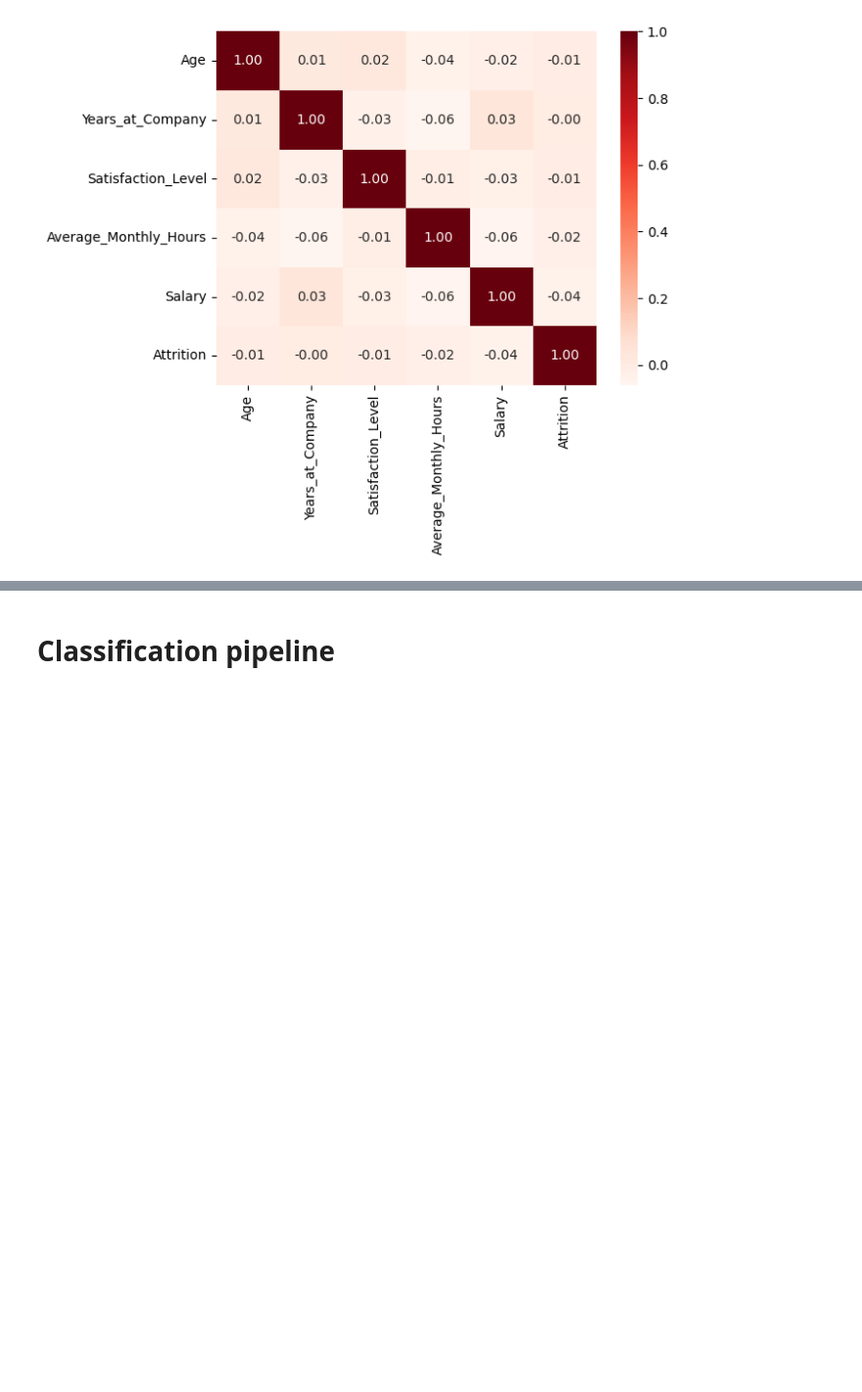
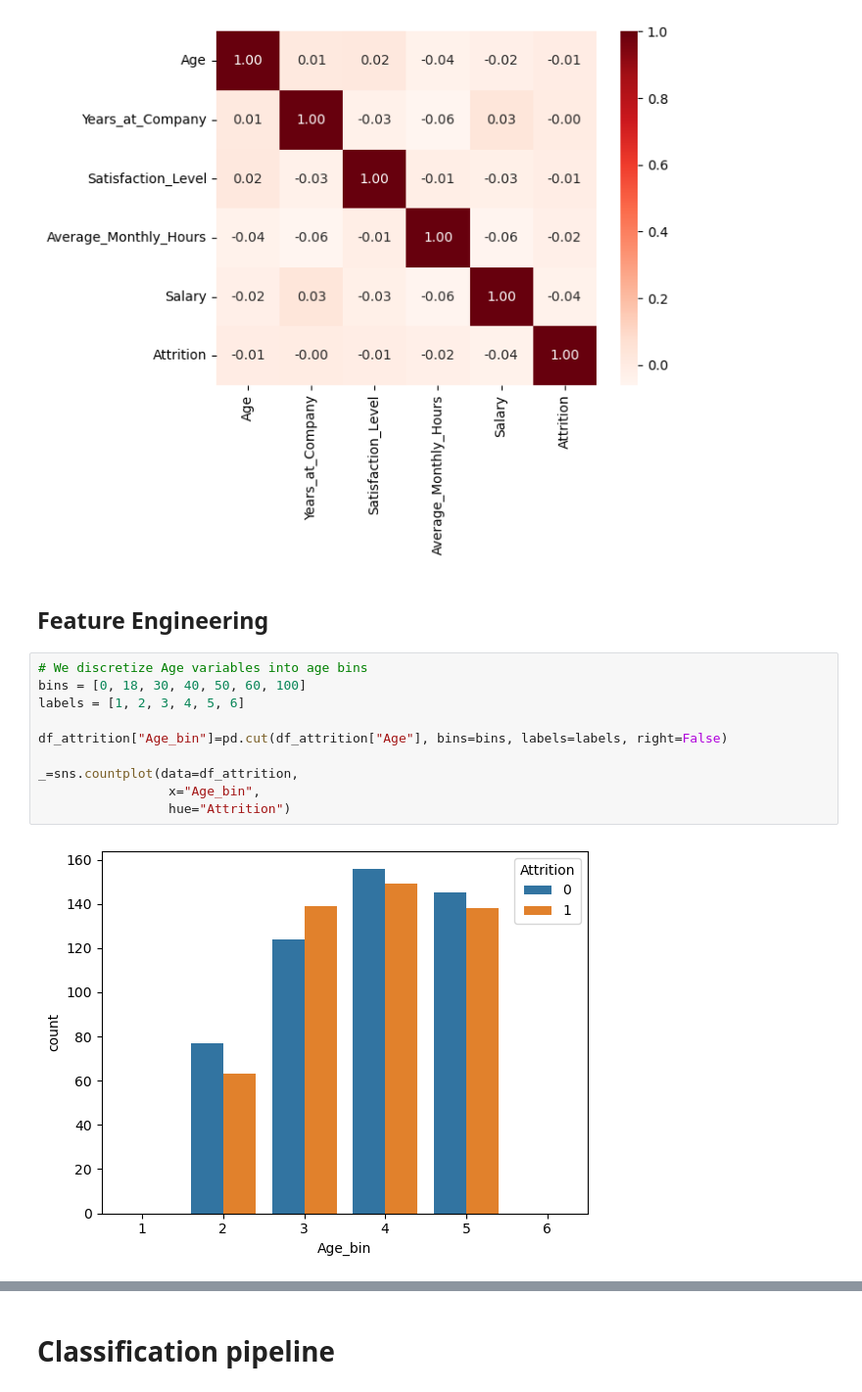
Before and after one commit to elissamim/attrition, a Jupyter notebook: notebooks/attrition_classification.ipynb, the cells around one changed output, grey strips where cells are left out. Shown at 98% size. Saved outputs shown, nothing was run; the diff lists cells and outputs as text; blank space fills up the shorter version.

```diff
--- a/notebooks/attrition_classification.ipynb
+++ b/notebooks/attrition_classification.ipynb
@@ -356,3 +356,17 @@ _ = sns.heatmap(df_attrition[numerical_columns + target_column].corr(),
                fmt=".2f")
 # %% [output]
 [figure]
+# %% [markdown]
+## Feature Engineering
+# %%
+# We discretize Age variables into age bins
+bins = [0, 18, 30, 40, 50, 60, 100]
+labels = [1, 2, 3, 4, 5, 6]
+
+df_attrition["Age_bin"]=pd.cut(df_attrition["Age"], bins=bins, labels=labels, right=False)
+
+_=sns.countplot(data=df_attrition,
+                 x="Age_bin",
+                 hue="Attrition")
+# %% [output]
+[figure, added]
```
Also changed, not shown: parts of 10 cells of this notebook.
